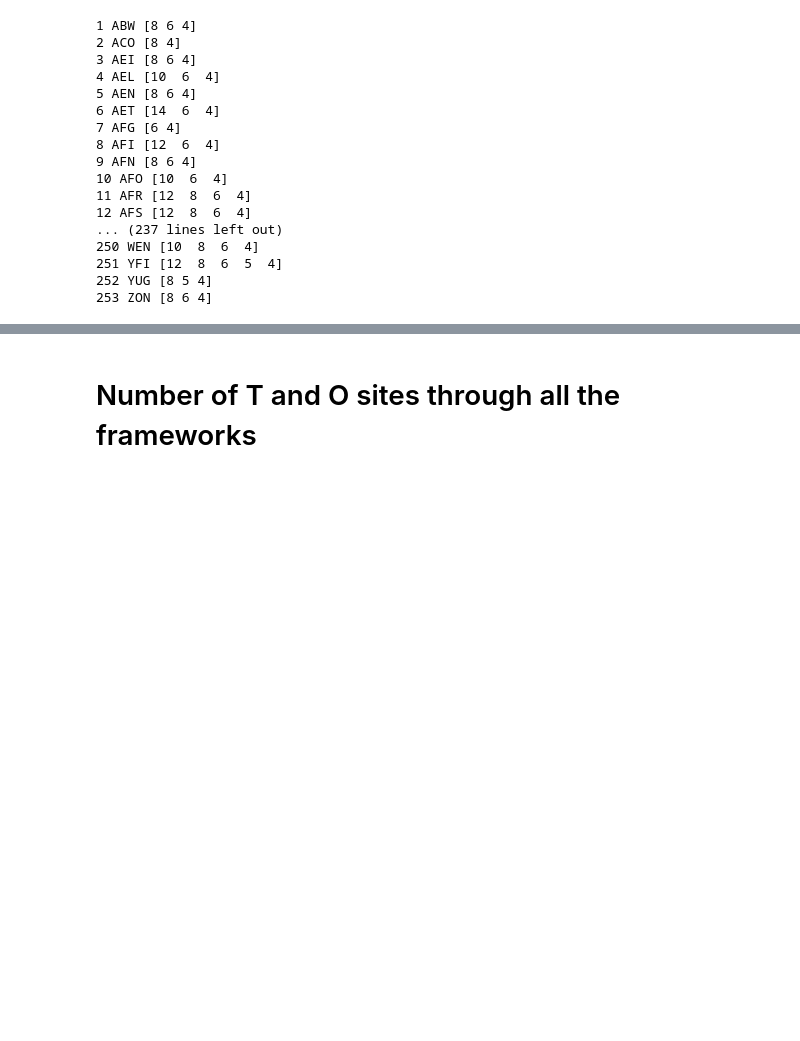
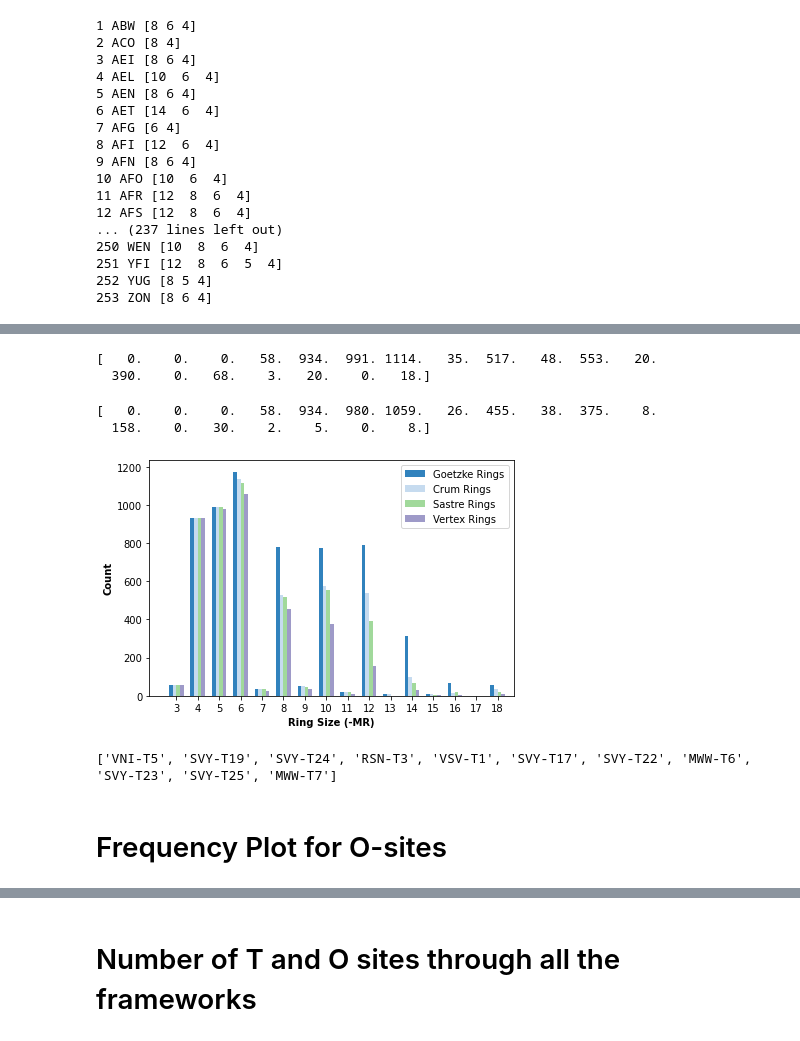
Before and after one commit to wfschneidergroup/zse_manuscript, a Jupyter notebook: results_code/ring_frequency_plots.ipynb, the cells around one changed output, grey strips where cells are left out. Cells and saved outputs as stored; diff of their text form; code cells hidden in the pictures; blank space fills up the shorter version.

Commit message:
updated some figures

```diff
--- a/results_code/ring_frequency_plots.ipynb
+++ b/results_code/ring_frequency_plots.ipynb
@@ -11,0 +14,7 @@ from matplotlib import cm
+# %%
+z = framework('CHI')
+ts,tm,ti = get_osites('CHI')
+print(ti)
+c,r,ra,a = get_rings(z,52,validation='Goetze')
+print(c)
+view(a)
@@ -159,0 +257,67 @@ print(len(fws))
+# %%
+file = 'sastre_rings.txt'
+fws = get_all_fws()
+s_counts = np.zeros(19)
+for f in fws:
+    tsites,osites = get_fw_data(file,f)
+    for t in tsites:
+        trings = tsites[t].split('_')
+        frings = [int(x) for x in trings]
+        frings = np.unique(frings)
+        for x in frings:
+            if x <=18:
+                s_counts[x]+=1
+print(s_counts)
+# %% [output]
+[   0.    0.    0.   58.  934.  991. 1114.   35.  517.   48.  553.   20.
+  390.    0.   68.    3.   20.    0.   18.]
+# %%
+file = 'vertex_rings.txt'
+fws = get_all_fws()
+vfw5 = []
+v_counts = np.zeros(19)
+for f in fws:
+    tsites,osites = get_fw_data(file,f)
+    for t in tsites:
+        trings = tsites[t].split('_')
+        frings = [int(x) for x in trings]
+        frings = np.unique(frings)
+        for x in frings:
+            if x <=18:
+                v_counts[x]+=1
+        if 5 in frings:
+            vfw5.append('{0}-{1}'.format(f,t))
+print(v_counts)
+# %% [output]
+[   0.    0.    0.   58.  934.  980. 1059.   26.  455.   38.  375.    8.
+  158.    0.   30.    2.    5.    0.    8.]
+# %%
+viridis = cm.get_cmap('tab20c',7)
+
+ring_sizes = np.arange(19)
+width = 0.17
+plt.bar(ring_sizes,g_counts,width,label='Goetzke Rings',color = viridis.colors[0])
+plt.bar(ring_sizes+width,c_counts,width,label='Crum Rings',color = viridis.colors[1])
+plt.bar(ring_sizes+2*width, s_counts,width,label='Sastre Rings',color=viridis.colors[3])
+plt.bar(ring_sizes+3*width, v_counts,width,label='Vertex Rings',color=viridis.colors[4])
+
+plt.xlim([2,19])
+plt.xticks(np.arange(3,19)+3*width/2,np.arange(3,19))
+#plt.yticks([])
+plt.ylabel('Count',weight='bold')
+plt.xlabel('Ring Size (-MR)',weight='bold')
+plt.tight_layout()
+plt.legend()
+plt.savefig('../figures/completed-figures/tsite-ring-counts.pdf',dpi=300)
+plt.show()
+# %% [output]
+[figure, added]
+# %%
+def Diff(li1, li2):
+    return list(set(li1) - set(li2)) + list(set(li2) - set(li1))
+
+print(Diff(fw5,vfw5))
+# %% [output]
+['VNI-T5', 'SVY-T19', 'SVY-T24', 'RSN-T3', 'VSV-T1', 'SVY-T17', 'SVY-T22', 'MWW-T6', 'SVY-T23', 'SVY-T25', 'MWW-T7']
+# %% [markdown]
+# Frequency Plot for O-sites
```
Also changed, not shown: parts of 14 cells of this notebook, 7 other files.
